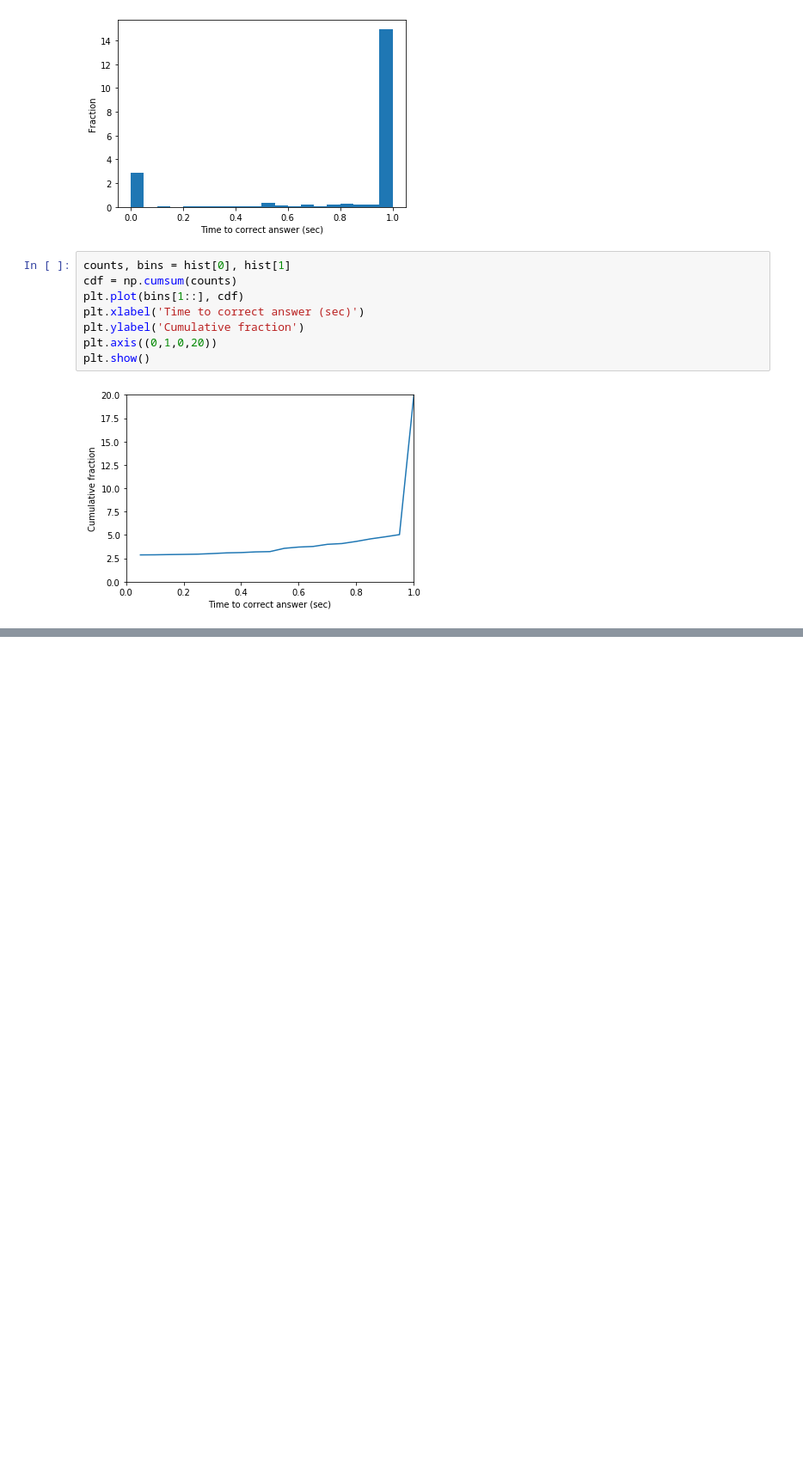
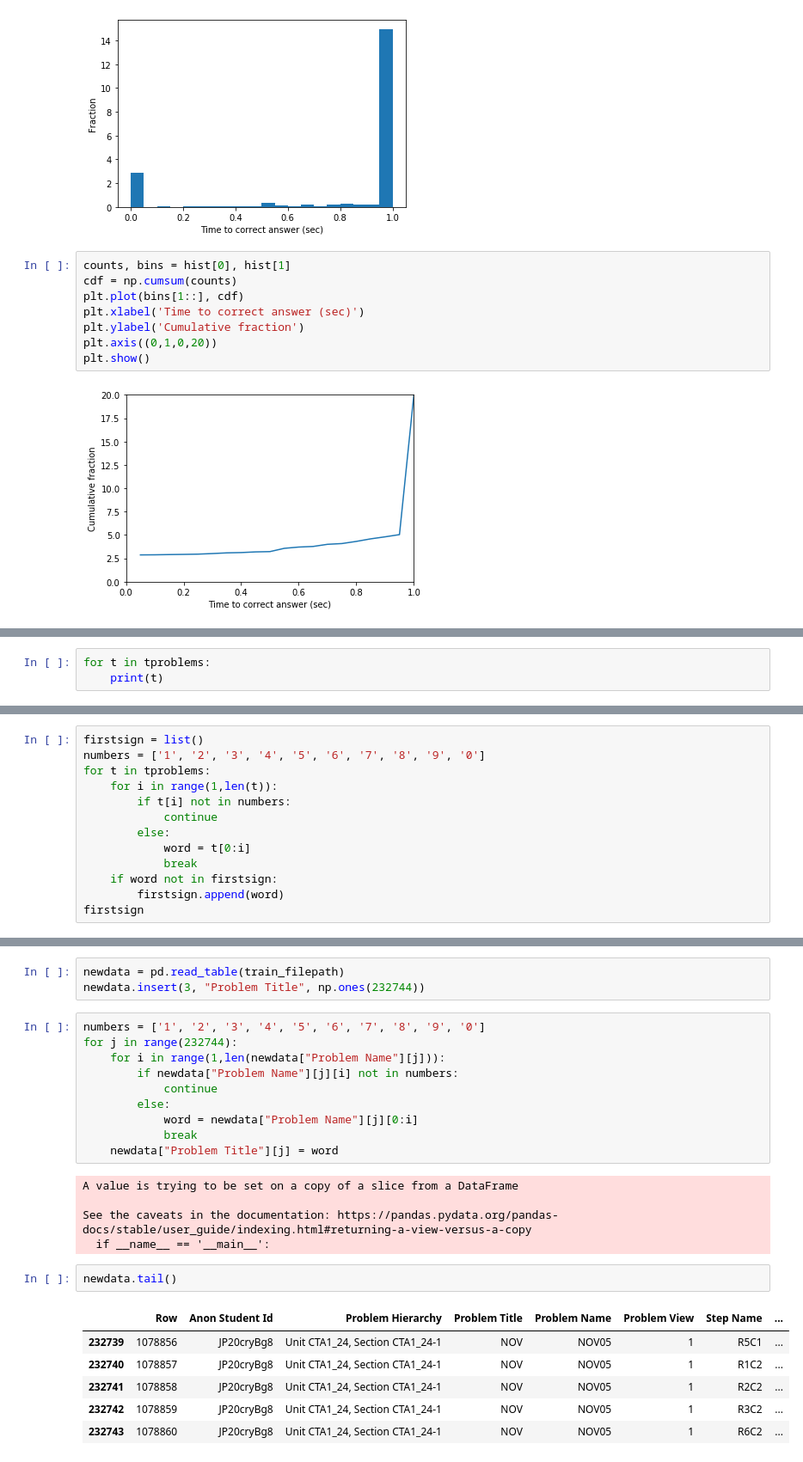
Before and after one commit to bin-soo/CS150A-Project, a Jupyter notebook: new_explore.ipynb, the cells around one changed output, grey strips where cells are left out. Shown at 86% size. Cells and saved outputs as stored; diff of their text form; blank space fills up the shorter version.

Commit message:
new data

```diff
--- a/new_explore.ipynb
+++ b/new_explore.ipynb
@@ -442,0 +475,3 @@ plt.show()
+# %%
+for t in tproblems:
+    print(t)
@@ -442,0 +496,13 @@ plt.show()
+# %%
+firstsign = list()
+numbers = ['1', '2', '3', '4', '5', '6', '7', '8', '9', '0']
+for t in tproblems:
+    for i in range(1,len(t)):
+        if t[i] not in numbers:
+            continue
+        else:
+            word = t[0:i]
+            break
+    if word not in firstsign:
+        firstsign.append(word)
+firstsign
@@ -442,0 +555,27 @@ plt.show()
+# %%
+newdata = pd.read_table(train_filepath)
+newdata.insert(3, "Problem Title", np.ones(232744))
+# %%
+numbers = ['1', '2', '3', '4', '5', '6', '7', '8', '9', '0']
+for j in range(232744):
+    for i in range(1,len(newdata["Problem Name"][j])):
+        if newdata["Problem Name"][j][i] not in numbers:
+            continue
+        else:
+            word = newdata["Problem Name"][j][0:i]
+            break
+    newdata["Problem Title"][j] = word
+# %% [output]
+A value is trying to be set on a copy of a slice from a DataFrame
+
+See the caveats in the documentation: https://pandas.pydata.org/pandas-docs/stable/user_guide/indexing.html#returning-a-view-versus-a-copy
+  if __name__ == '__main__':
+# %%
+newdata.tail()
+# %% [output]
+|  | Row | Anon Student Id | Problem Hierarchy | Problem Title | Problem Name | Problem View | Step Name | ... |
+| 232739 | 1078856 | JP20cryBg8 | Unit CTA1_24, Section CTA1_24-1 | NOV | NOV05 | 1 | R5C1 | ... |
+| 232740 | 1078857 | JP20cryBg8 | Unit CTA1_24, Section CTA1_24-1 | NOV | NOV05 | 1 | R1C2 | ... |
+| 232741 | 1078858 | JP20cryBg8 | Unit CTA1_24, Section CTA1_24-1 | NOV | NOV05 | 1 | R2C2 | ... |
+| 232742 | 1078859 | JP20cryBg8 | Unit CTA1_24, Section CTA1_24-1 | NOV | NOV05 | 1 | R3C2 | ... |
+| 232743 | 1078860 | JP20cryBg8 | Unit CTA1_24, Section CTA1_24-1 | NOV | NOV05 | 1 | R6C2 | ... |
```
Also changed, not shown: parts of 18 cells of this notebook, 2 other files.
